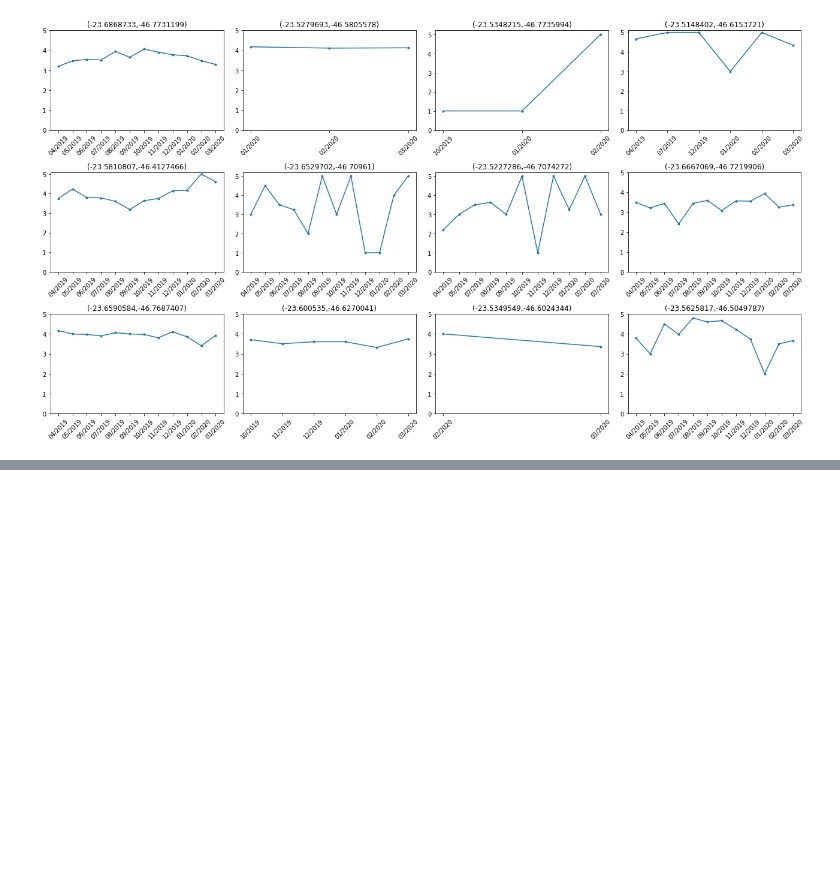
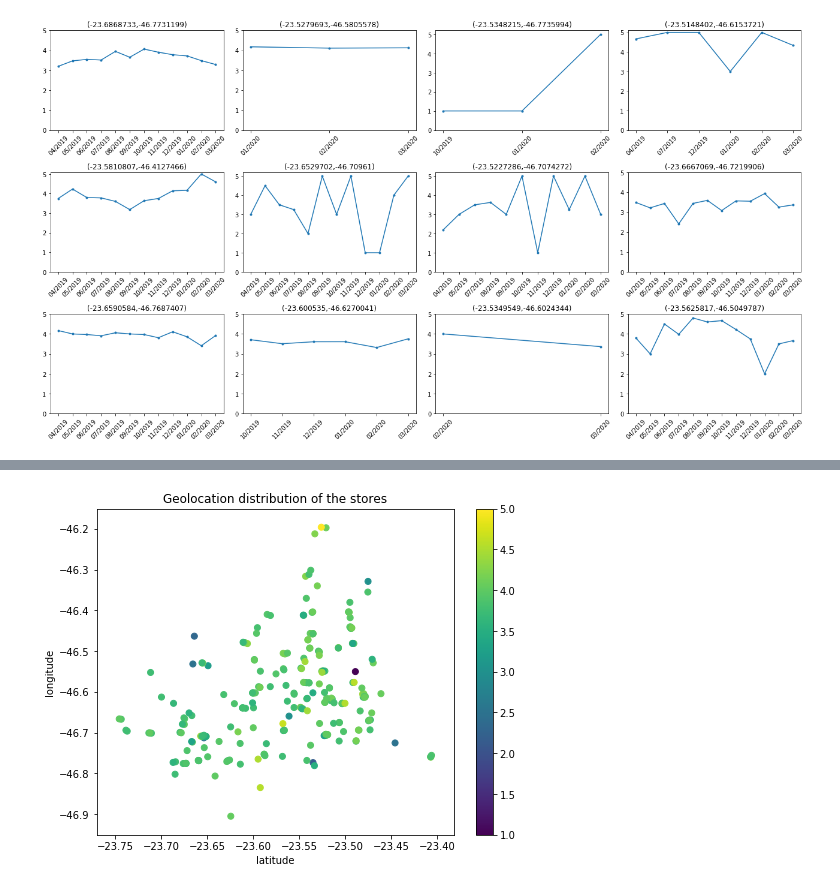
Before and after one commit to SPTime19/notebooks, a Jupyter notebook: EDA/Geo_Location Google Business.ipynb, the cells around one changed output, grey strips where cells are left out. Saved outputs shown, nothing was run; the diff lists cells and outputs as text; code cells hidden in the pictures; blank space fills up the shorter version.

```diff
--- a/EDA/Geo_Location Google Business.ipynb
+++ b/EDA/Geo_Location Google Business.ipynb
@@ -368,0 +362,24 @@ graph.head()
+# %%
+def scatter_geo(store=''):
+    if(store==''):
+        df_store = dff.copy()
+        title = 'Geolocation distribution of the stores'
+    else:
+        df_store = dff[dff['store']==store].copy()
+        title = 'Geolocation distribution - '+ store
+    store_df = df_store.groupby(['store', 'store_location','latitude','longitude']).agg({'rating':['count', 'mean', 'median'],
+                                                                                         'len_comment': 'mean'})
+    store_agg = pd.DataFrame(store_df.to_records())
+    store_agg.columns = ['store','store_location','latitude','longitude','rating_count',
+                        'rating_mean', 'rating_median', 'len_comment_mean']
+
+    fig, ax = plt.subplots(figsize=(8,6))
+    plt.scatter(x='latitude', y='longitude', c='rating_mean', data=store_agg, cmap='viridis')
+    plt.colorbar()
+    plt.xlabel('latitude')
+    plt.ylabel('longitude')
+    plt.title(title)
+# %%
+scatter_geo()
+# %% [output]
+[figure, added]
```
Also changed, not shown: parts of 7 cells of this notebook.
